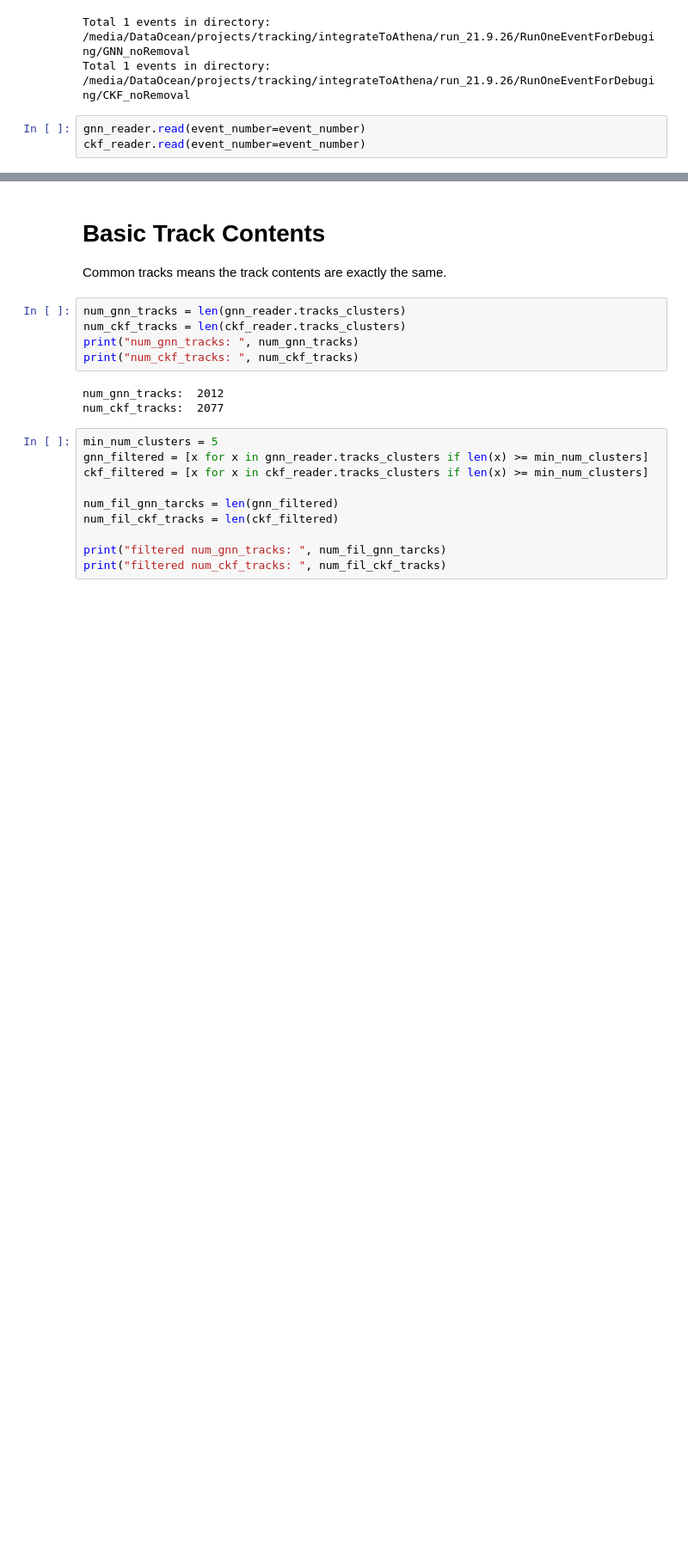
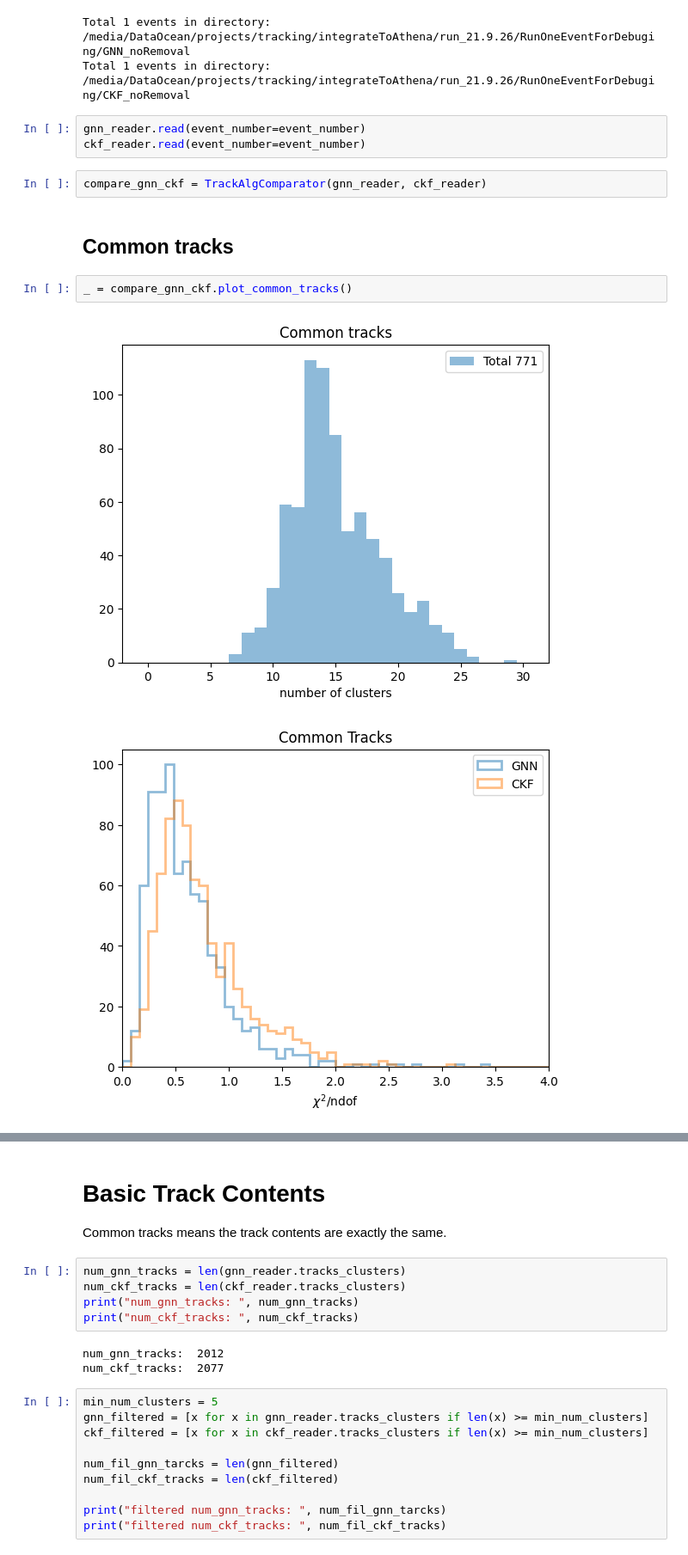
Before and after one commit to xju2/visual_tracks, a Jupyter notebook: notebooks/compare_ckf_with_GNN.ipynb, the cells around one changed output, grey strips where cells are left out. Shown at 86% size. Cells and saved outputs as stored; diff of their text form; blank space fills up the shorter version.

```diff
--- a/notebooks/compare_ckf_with_GNN.ipynb
+++ b/notebooks/compare_ckf_with_GNN.ipynb
@@ -33,3 +35,12 @@ Total 1 events in directory: /media/DataOcean/projects/tracking/integrateToAthen
 # %%
 gnn_reader.read(event_number=event_number)
 ckf_reader.read(event_number=event_number)
+# %%
+compare_gnn_ckf = TrackAlgComparator(gnn_reader, ckf_reader)
+# %% [markdown]
+## Common tracks
+# %%
+_ = compare_gnn_ckf.plot_common_tracks()
+# %% [output]
+[figure, added]
+[figure, added]
```
Also changed, not shown: parts of 62 cells of this notebook.
